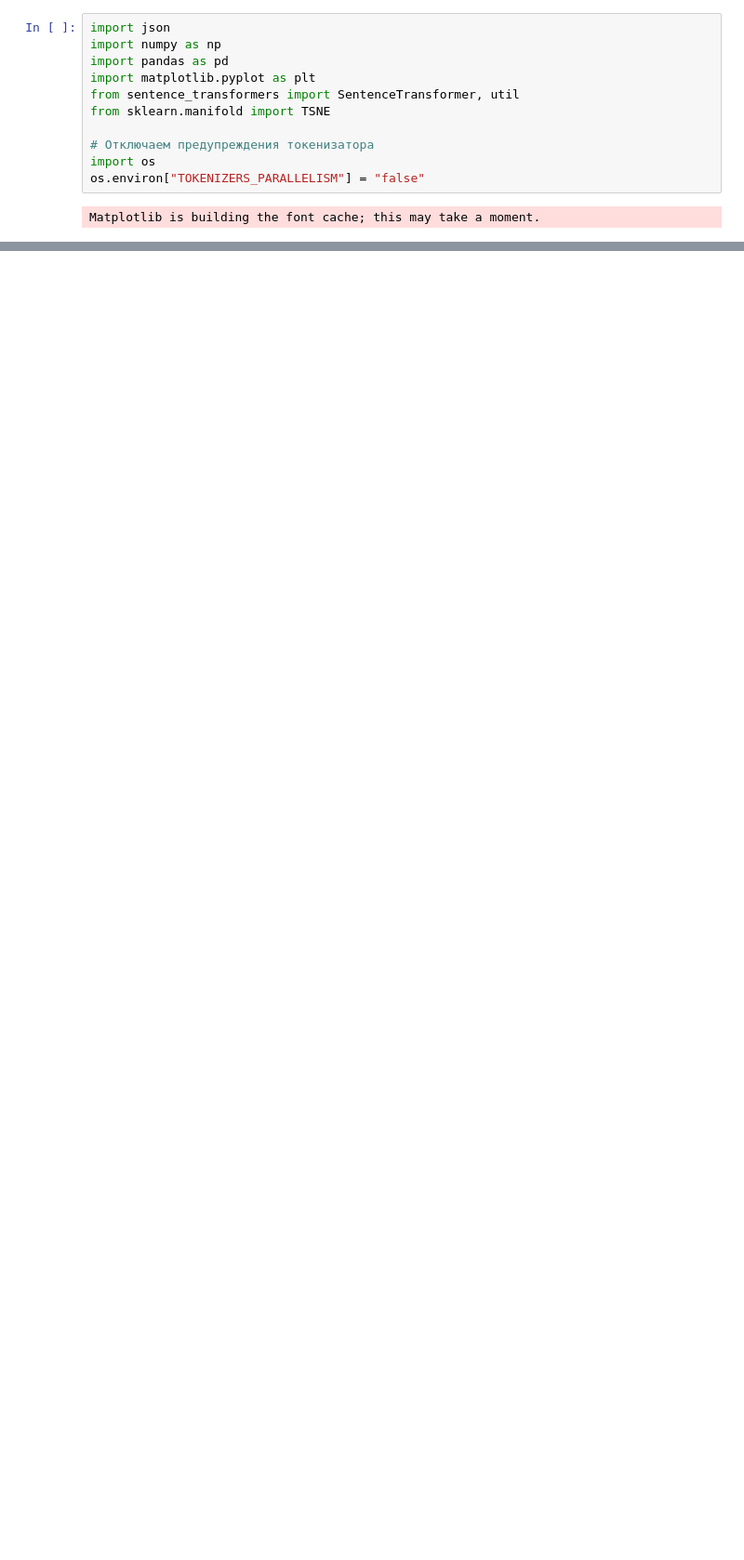
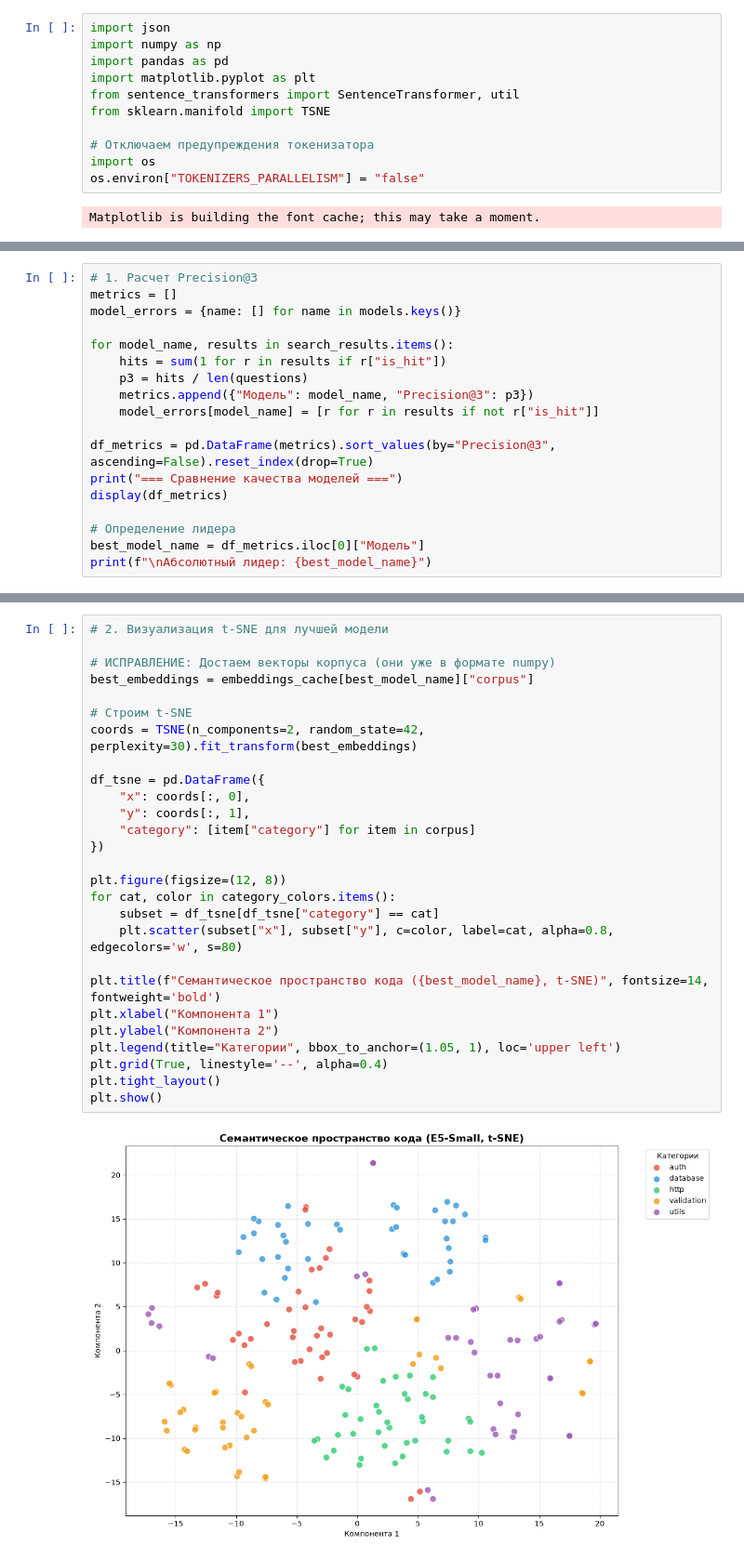
Before and after one commit to Kidukwe/semantic-code-search-benchmark, a Jupyter notebook: notebooks/01_model_comparison.ipynb, the cells around one changed output, grey strips where cells are left out. Shown at 93% size. Drawn from its saved outputs; the diff is of its cells as text; blank space fills up the shorter version.

Commit message:
feat: implement model evaluation pipeline, cosine search and t-SNE visualization

```diff
--- a/notebooks/01_model_comparison.ipynb
+++ b/notebooks/01_model_comparison.ipynb
@@ -51,0 +150,18 @@ Warning: You are sending unauthenticated requests to the HF Hub. Please set a HF
+# %%
+# 1. Расчет Precision@3
+metrics = []
+model_errors = {name: [] for name in models.keys()}
+
+for model_name, results in search_results.items():
+    hits = sum(1 for r in results if r["is_hit"])
+    p3 = hits / len(questions)
+    metrics.append({"Модель": model_name, "Precision@3": p3})
+    model_errors[model_name] = [r for r in results if not r["is_hit"]]
+
+df_metrics = pd.DataFrame(metrics).sort_values(by="Precision@3", ascending=False).reset_index(drop=True)
+print("=== Сравнение качества моделей ===")
+display(df_metrics)
+
+# Определение лидера
+best_model_name = df_metrics.iloc[0]["Модель"]
+print(f"\nАбсолютный лидер: {best_model_name}")
@@ -51,0 +175,29 @@ Warning: You are sending unauthenticated requests to the HF Hub. Please set a HF
+# %%
+# 2. Визуализация t-SNE для лучшей модели
+
+# ИСПРАВЛЕНИЕ: Достаем векторы корпуса (они уже в формате numpy)
+best_embeddings = embeddings_cache[best_model_name]["corpus"]
+
+# Строим t-SNE
+coords = TSNE(n_components=2, random_state=42, perplexity=30).fit_transform(best_embeddings)
+
+df_tsne = pd.DataFrame({
+    "x": coords[:, 0],
+    "y": coords[:, 1],
+    "category": [item["category"] for item in corpus]
+})
+
+plt.figure(figsize=(12, 8))
+for cat, color in category_colors.items():
+    subset = df_tsne[df_tsne["category"] == cat]
+    plt.scatter(subset["x"], subset["y"], c=color, label=cat, alpha=0.8, edgecolors='w', s=80)
+
+plt.title(f"Семантическое пространство кода ({best_model_name}, t-SNE)", fontsize=14, fontweight='bold')
+plt.xlabel("Компонента 1")
+plt.ylabel("Компонента 2")
+plt.legend(title="Категории", bbox_to_anchor=(1.05, 1), loc='upper left')
+plt.grid(True, linestyle='--', alpha=0.4)
+plt.tight_layout()
+plt.show()
+# %% [output]
+[figure, added]
```
Also changed, not shown: parts of 11 cells of this notebook.
